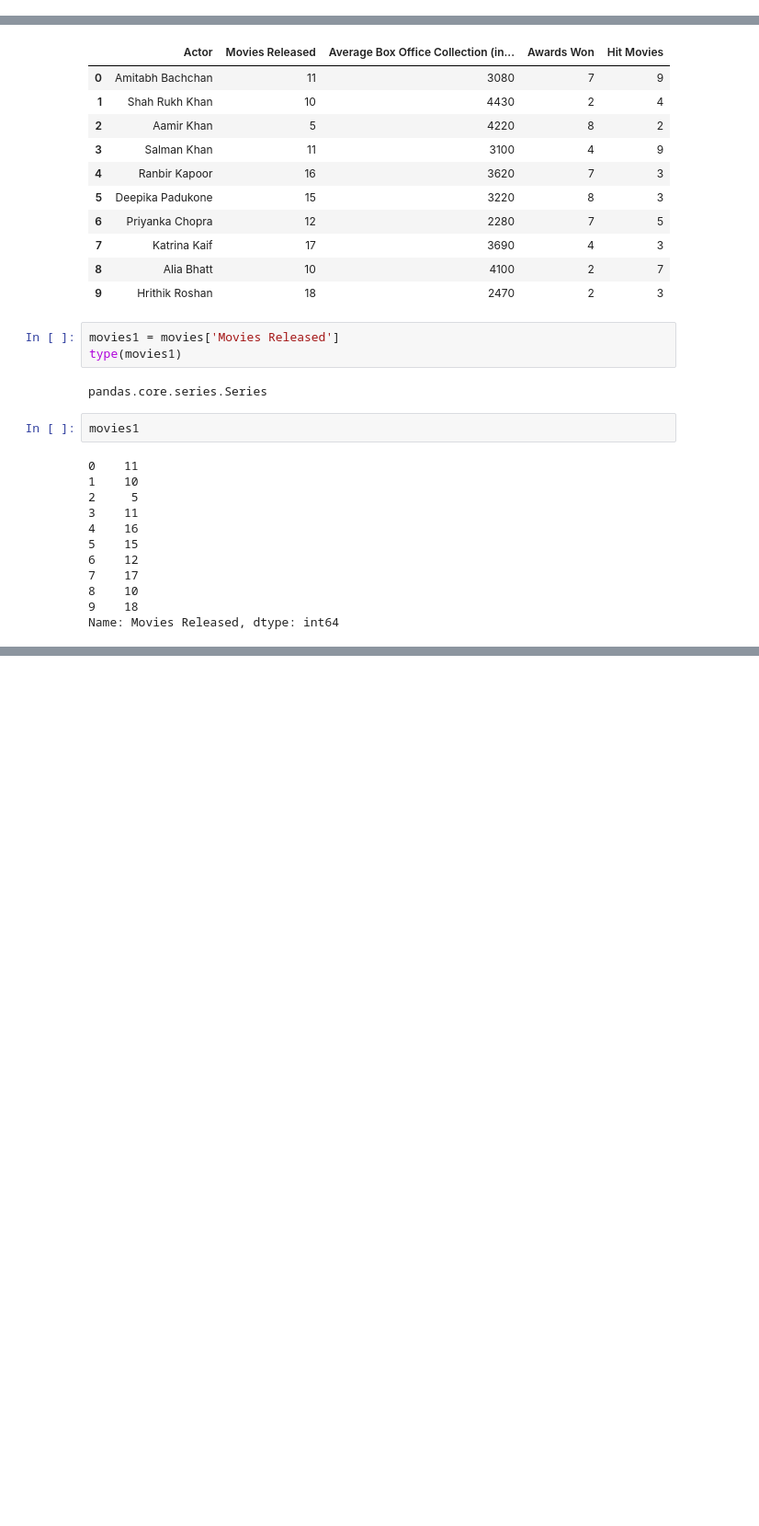
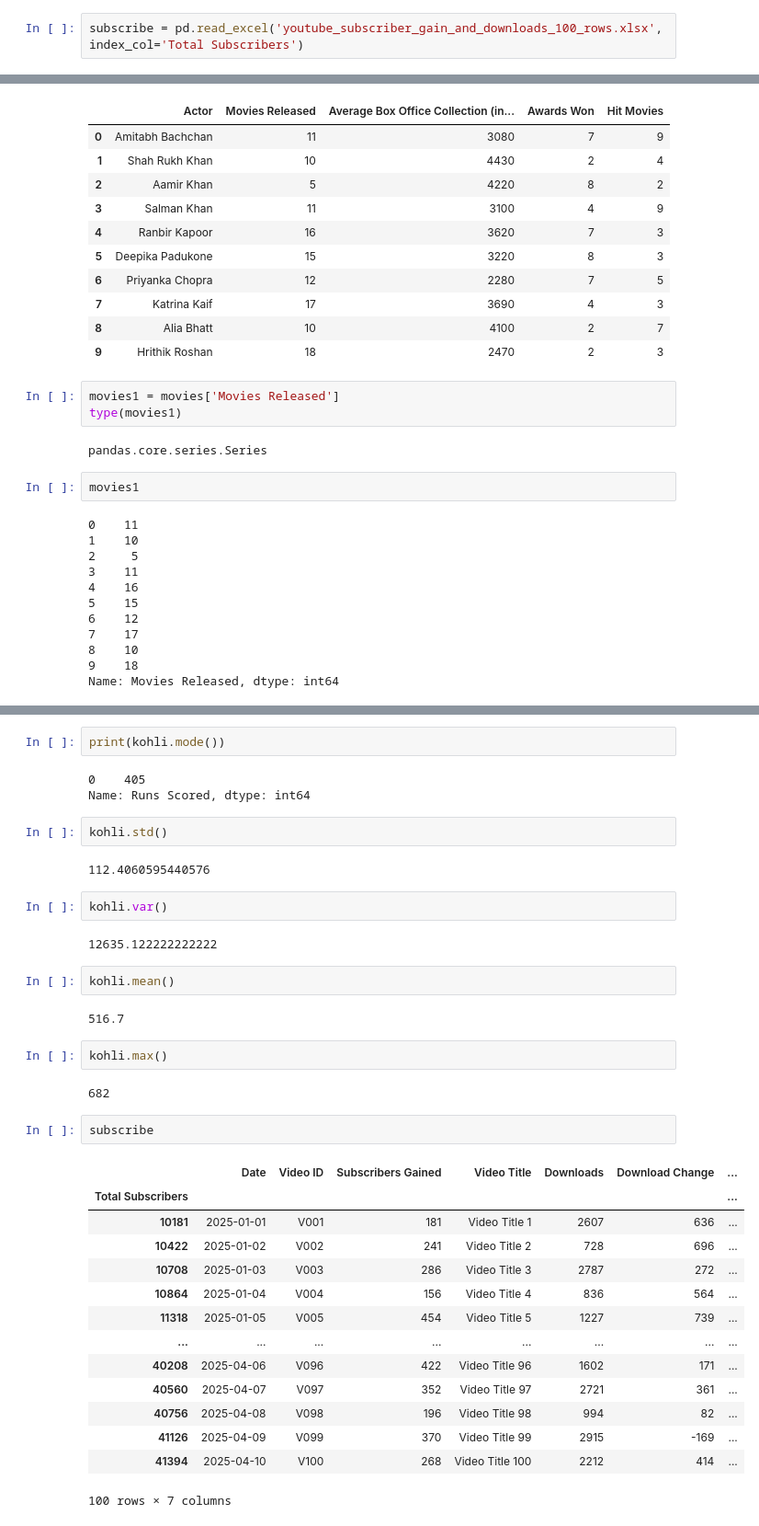
Before and after one commit to nitishrudra3510/DataScience, a Jupyter notebook: Libraries/Pandas/riviison_pandasss.ipynb, the cells around one changed output, grey strips where cells are left out. Shown at 92% size. Drawn from its saved outputs; the diff is of its cells as text; blank space fills up the shorter version.

```diff
--- a/Libraries/Pandas/riviison_pandasss.ipynb
+++ b/Libraries/Pandas/riviison_pandasss.ipynb
@@ -134,3 +131,5 @@ kohli
 type(kohli)
 # %% [output]
 pandas.core.frame.DataFrame
+# %%
+subscribe = pd.read_excel('youtube_subscriber_gain_and_downloads_100_rows.xlsx', index_col='Total Subscribers')
@@ -177,0 +379,38 @@ Name: Movies Released, dtype: int64
+# %%
+print(kohli.mode())
+# %% [output]
+0    405
+Name: Runs Scored, dtype: int64
+# %%
+kohli.std()
+# %% [output]
+112.4060595440576
+# %%
+kohli.var()
+# %% [output]
+12635.122222222222
+# %%
+kohli.mean()
+# %% [output]
+516.7
+# %%
+kohli.max()
+# %% [output]
+682
+# %%
+subscribe
+# %% [output]
+|  | Date | Video ID | Subscribers Gained | Video Title | Downloads | Download Change | ... |
+| Total Subscribers |  |  |  |  |  |  | ... |
+| 10181 | 2025-01-01 | V001 | 181 | Video Title 1 | 2607 | 636 | ... |
+| 10422 | 2025-01-02 | V002 | 241 | Video Title 2 | 728 | 696 | ... |
+| 10708 | 2025-01-03 | V003 | 286 | Video Title 3 | 2787 | 272 | ... |
+| 10864 | 2025-01-04 | V004 | 156 | Video Title 4 | 836 | 564 | ... |
+| 11318 | 2025-01-05 | V005 | 454 | Video Title 5 | 1227 | 739 | ... |
+| ... | ... | ... | ... | ... | ... | ... | ... |
+| 40208 | 2025-04-06 | V096 | 422 | Video Title 96 | 1602 | 171 | ... |
+| 40560 | 2025-04-07 | V097 | 352 | Video Title 97 | 2721 | 361 | ... |
+| 40756 | 2025-04-08 | V098 | 196 | Video Title 98 | 994 | 82 | ... |
+| 41126 | 2025-04-09 | V099 | 370 | Video Title 99 | 2915 | -169 | ... |
+| 41394 | 2025-04-10 | V100 | 268 | Video Title 100 | 2212 | 414 | ... |
+100 rows × 7 columns
```
Also changed, not shown: parts of 69 cells of this notebook.
